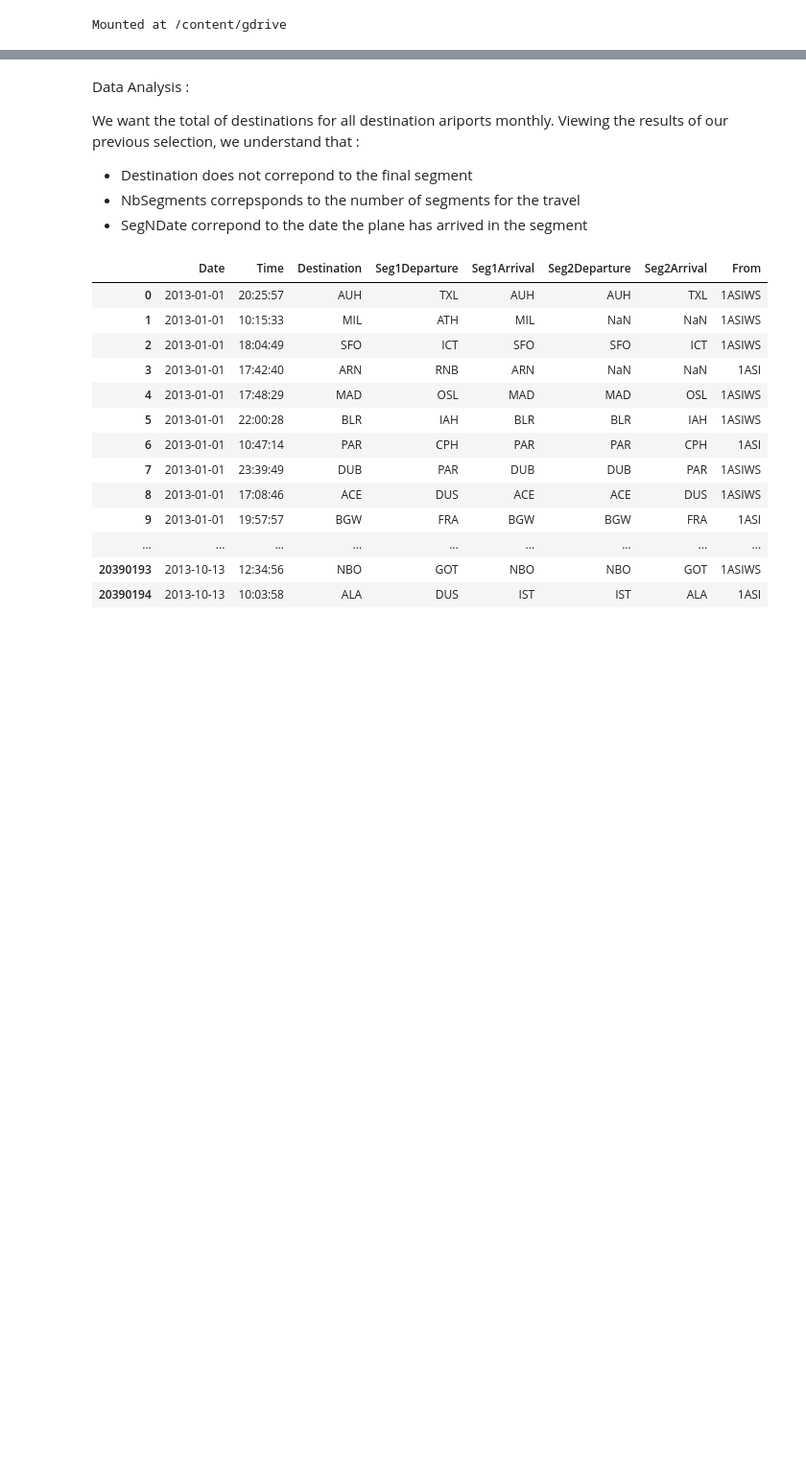
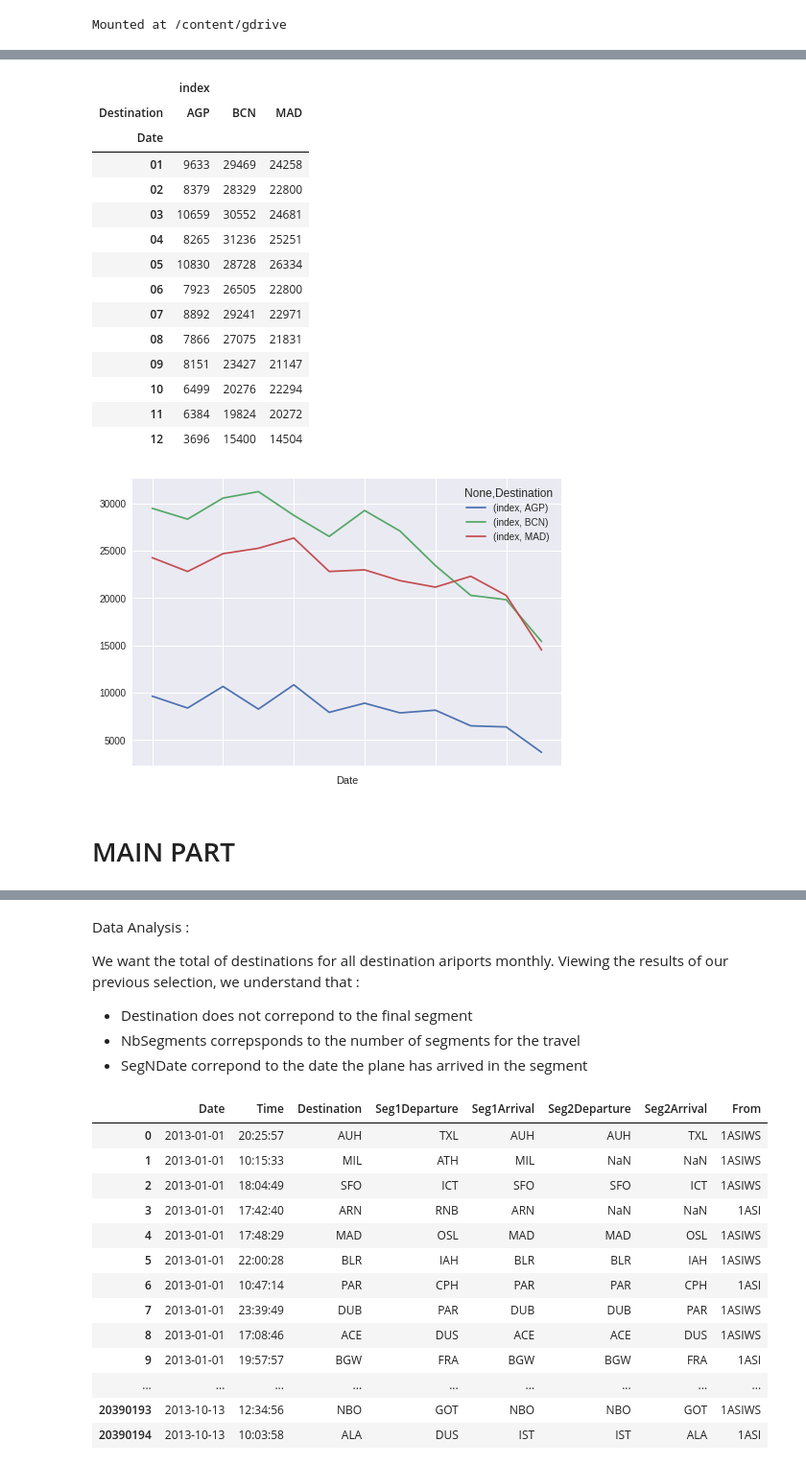
Before and after one commit to jangeloni/challenge_amadeus, a Jupyter notebook: third_exercise.ipynb, the cells around one changed output, grey strips where cells are left out. Shown: that part at 96% size. Saved outputs shown, nothing was run; the diff lists cells and outputs as text; code cells hidden in the pictures; blank space fills up the shorter version.

Commit message:
FINAL VERSION (ADDED METHOD PART)

```diff
--- a/third_exercise.ipynb
+++ b/third_exercise.ipynb
@@ -23,3 +23,7 @@ import re
 drive.mount('/content/gdrive')
 # %% [output]
 Mounted at /content/gdrive
+# %%
+#GLOBAL VARIABLES
+SEARCHES = '/content/gdrive/My Drive/Colab Notebooks/searches.csv'
+REG = r'(2013)\-(\d*)\-(\d*)'
@@ -26 +110,30 @@ Mounted at /content/gdrive
+# %%
+#RESOLVE TASK USING OUR METHODS
+cols = ["Date", "Destination"]
+list_iata = ['AGP','MAD','BCN']
+
+dataframe = get_usefull_dataframe(SEARCHES,cols,'^')
+
+dataframe = transform_date_to_month_df(dataframe)
+
+get_grouped_by_df_with_selected_iata(dataframe,list_iata)
+# %% [output]
+|  | index |  |  |
+| Destination | AGP | BCN | MAD |
+| Date |  |  |  |
+| 01 | 9633 | 29469 | 24258 |
+| 02 | 8379 | 28329 | 22800 |
+| 03 | 10659 | 30552 | 24681 |
+| 04 | 8265 | 31236 | 25251 |
+| 05 | 10830 | 28728 | 26334 |
+| 06 | 7923 | 26505 | 22800 |
+| 07 | 8892 | 29241 | 22971 |
+| 08 | 7866 | 27075 | 21831 |
+| 09 | 8151 | 23427 | 21147 |
+| 10 | 6499 | 20276 | 22294 |
+| 11 | 6384 | 19824 | 20272 |
+| 12 | 3696 | 15400 | 14504 |
+[figure, added]
+# %% [markdown]
+# MAIN PART
 # %%
```
Also changed, not shown: parts of 3 cells of this notebook.
